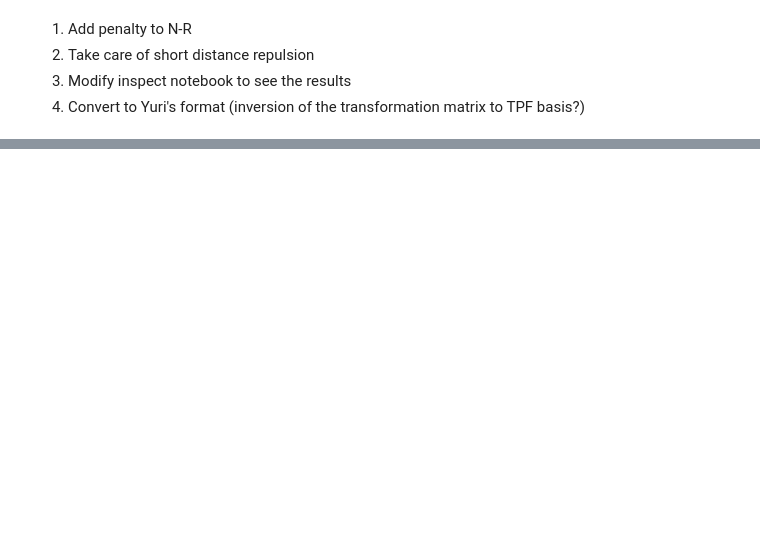
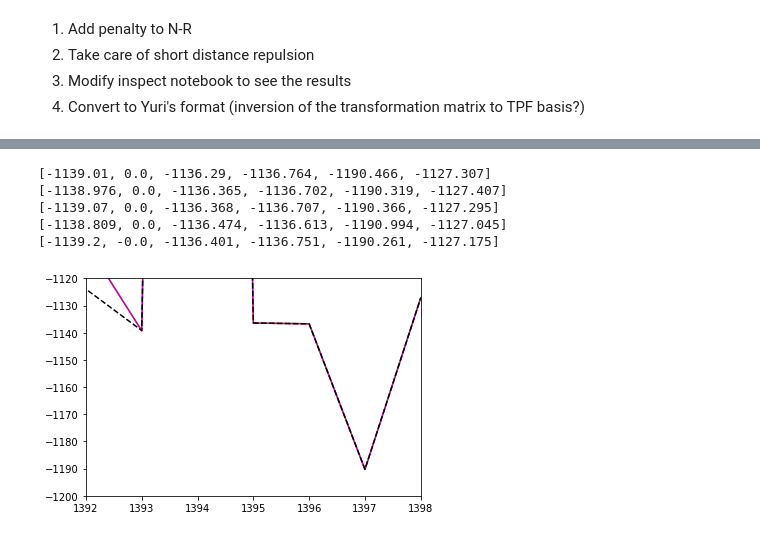
Before and after one commit to vlcekl/eam-models, a Jupyter notebook: notebooks/optimize_linear_eos.ipynb, the cells around one changed output, grey strips where cells are left out. Drawn from its saved outputs; the diff is of its cells as text; code cells hidden in the pictures; blank space fills up the shorter version.

```diff
--- a/notebooks/optimize_linear_eos.ipynb
+++ b/notebooks/optimize_linear_eos.ipynb
@@ -1315,0 +680,20 @@ trj_bounds = [
+# %%
+plt.plot(X.dot(b_weight5), 'y')
+plt.plot(X.dot(b_weight4), 'm')
+plt.plot(y, 'k--')
+plt.xlim(len(X)-7,len(X)-1)
+plt.ylim(-1200,-1120)
+
+#print(list(y[382:389]), list(X.dot(b_0)[382:389]))
+print([round(z, 3) for z in X.dot(b_weight9)[-6:]])
+print([round(z, 3) for z in X.dot(b_weight8)[-6:]])
+print([round(z, 3) for z in X.dot(b_weight7)[-6:]])
+print([round(z, 3) for z in X.dot(b_weight10)[-6:]])
+print([round(z, 3) for z in y[-6:]])
+# %% [output]
+[-1139.01, 0.0, -1136.29, -1136.764, -1190.466, -1127.307]
+[-1138.976, 0.0, -1136.365, -1136.702, -1190.319, -1127.407]
+[-1139.07, 0.0, -1136.368, -1136.707, -1190.366, -1127.295]
+[-1138.809, 0.0, -1136.474, -1136.613, -1190.994, -1127.045]
+[-1139.2, -0.0, -1136.401, -1136.751, -1190.261, -1127.175]
+[figure, added]
```
Also changed, not shown: parts of 60 cells of this notebook, 2 other files.
